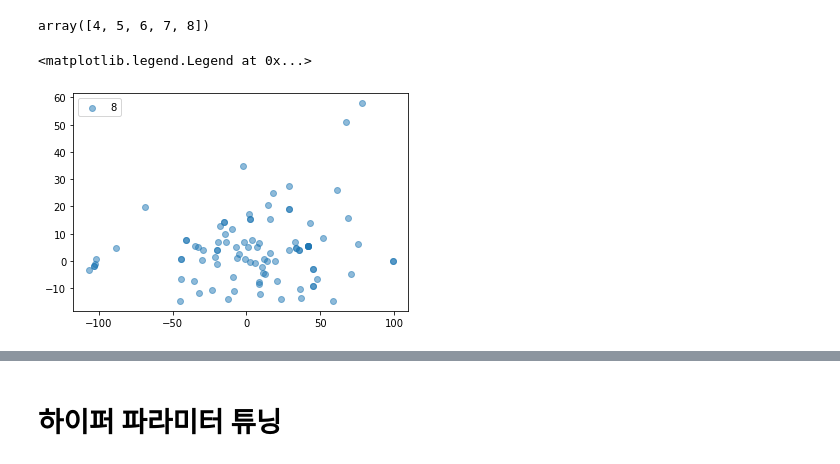
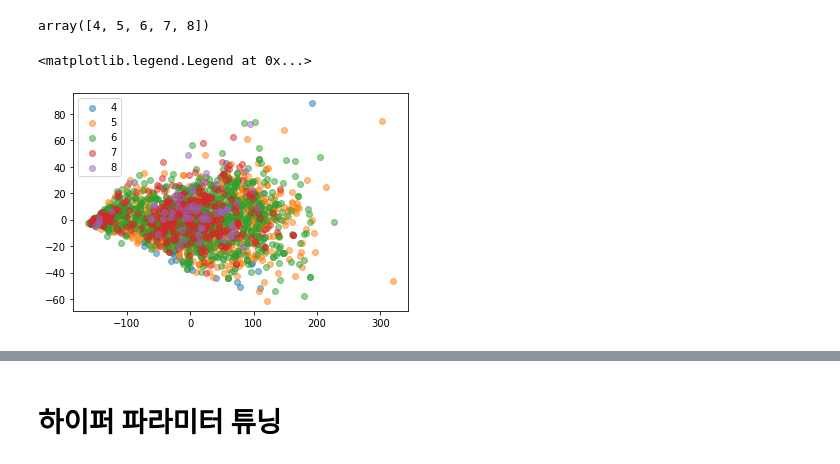
Before and after one commit to loggerJK/wine_quality_classification, a Jupyter notebook: xgboost_final.ipynb, the cells around one changed output, grey strips where cells are left out. Cells and saved outputs as stored; diff of their text form; code cells hidden in the pictures.

```diff
--- a/xgboost_final.ipynb
+++ b/xgboost_final.ipynb
@@ -123,3 +165,6 @@ test['type'] = test['type'].astype('int')
+# %%
+train = pd.concat([train, train_pca], axis = 1)
+test = pd.concat([test, test_pca], axis = 1)
 # %% [markdown]
 ## Feature Selection
 # %%
@@ -136,12 +181,13 @@ train = train[[
     'pH',
     'sulphates',
     'alcohol',
-    'type',
+    # 'type',
     'quality',
+    'pca_1',
+    'pca_2'
 ]]
 
 test = test[[
-    # 'id',
     'fixed acidity',
     'volatile acidity',
     'citric acid',
@@ -153,7 +199,9 @@ test = test[[
     'pH',
     'sulphates',
     'alcohol',
-    'type',
+    # 'type',
+    'pca_1',
+    'pca_2',
 ]]
 # %% [markdown]
 ## Train Test Split
@@ -161,9 +209,9 @@ test = test[[
 test set과 validation set으로 분리한다
 # %%
 from sklearn.model_selection import train_test_split
-X_train = train.drop('quality', axis=1)
-y_train = train['quality']
-X_train, X_val, y_train, y_val = train_test_split(X_train, y_train, shuffle=True, stratify=y_train, random_state=42)
+X_train_ = train.drop('quality', axis=1)
+y_train_ = train['quality']
+X_train, X_val, y_train, y_val = train_test_split(X_train_, y_train_, train_size = 0.7, shuffle=True, stratify=y_train_, random_state=42, )
 # X_train, X_val, y_train, y_val = train_test_split(X_train, y_train, shuffle=False, )
 # %%
 print(y_train.value_counts())
@@ -202,3 +247,0 @@ Name: quality, dtype: int64
-# %%
-X_train = train.drop('quality', axis=1)
-y_train = train['quality']
@@ -249,20 +297,20 @@ def plot_2d_space(X, y, label='Classes'):
 # %%
 from sklearn.decomposition import PCA
 pca= PCA(n_components=2)
 X_train_pca = pca.fit_transform(X_train)
 X_train_pca.shape
 
 # np.unique(y_train) = [4, 5, 6 7, 8]
-# for l in np.unique(y_train):
-#     plt.scatter(x=X_train_pca[y_train==l,0],y=X_train_pca[y_train==l,1], alpha=0.5, label=l)
+for l in np.unique(y_train):
+    plt.scatter(x=X_train_pca[y_train==l,0],y=X_train_pca[y_train==l,1], alpha=0.5, label=l)
 
 # plt.scatter(x=X_train_pca[y_train==4,0],y=X_train_pca[y_train==4,1], alpha=0.5, label=4)
 # plt.scatter(x=X_train_pca[y_train==5,0],y=X_train_pca[y_train==5,1], alpha=0.5, label=5)
 # plt.scatter(x=X_train_pca[y_train==6,0],y=X_train_pca[y_train==6,1], alpha=0.5, label=6)
 # plt.scatter(x=X_train_pca[y_train==7,0],y=X_train_pca[y_train==7,1], alpha=0.5, label=7)
 # plt.scatter(x=X_train_pca[y_train==8,0],y=X_train_pca[y_train==8,1], alpha=0.5, label=8)
 
 plt.legend()
 # %% [output]
 <matplotlib.legend.Legend at 0x...>
-[figure, old version]
+[figure, new version]
```
Also changed, not shown: parts of 34 cells of this notebook, 2 other files.
